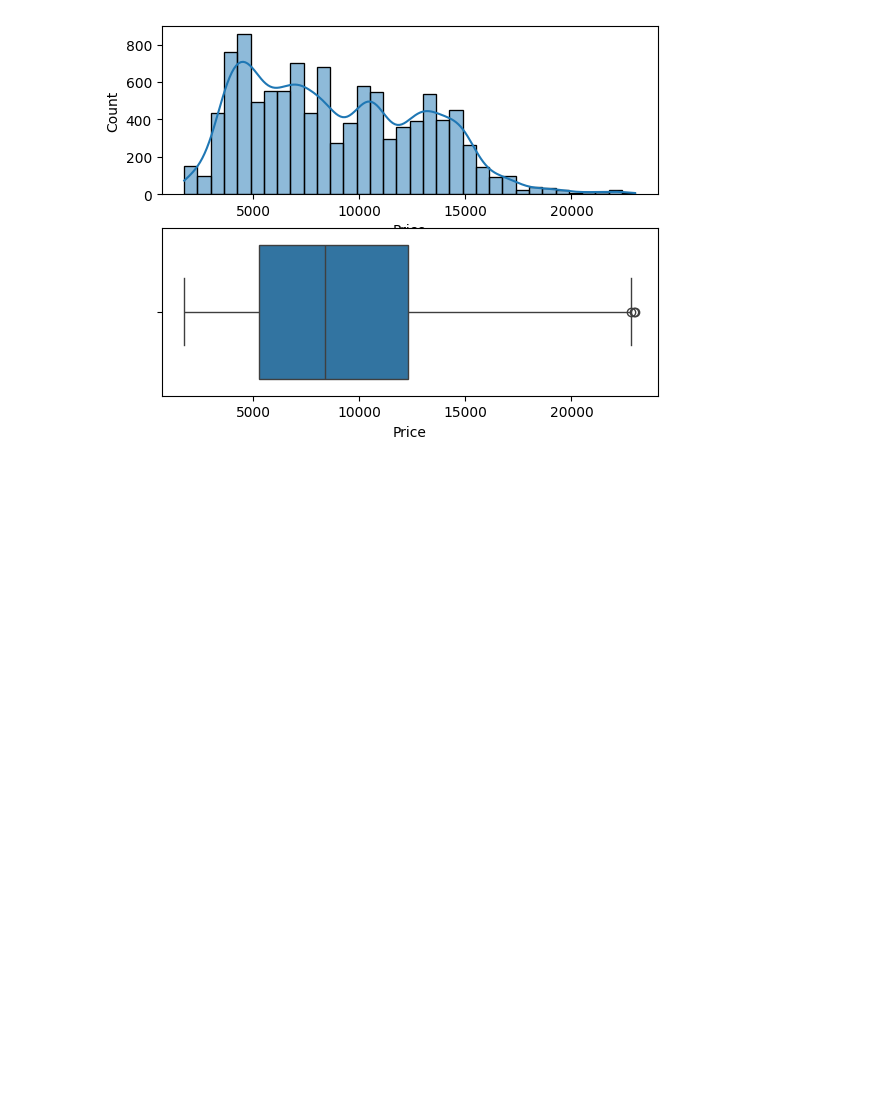
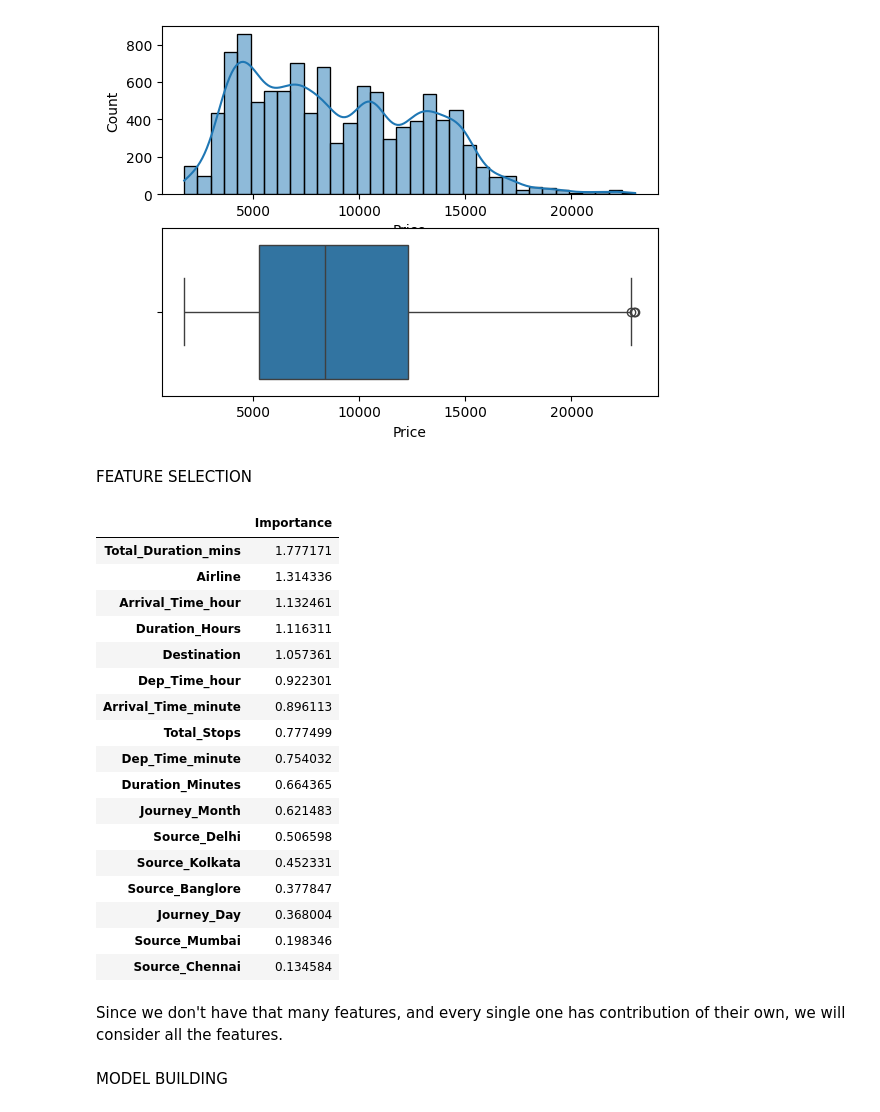
Before and after one commit to MauriPT/predict-fares-ariplanes-ticket, a Jupyter notebook: main.ipynb, the cells around one changed output. Drawn from its saved outputs; the diff is of its cells as text; code cells hidden in the pictures; blank space fills up the shorter version.

Commit message:
Feature Selection

```diff
--- a/main.ipynb
+++ b/main.ipynb
@@ -307,3 +309,37 @@ df['Price'] = np.where(df['Price']>=max, df['Price'].median(), df['Price'])
 make_plot_outlier(df,'Price')
 # %% [output]
 [figure]
+# %% [markdown]
+FEATURE SELECTION
+# %%
+X = df.drop(['Price'],axis=1)
+y = df['Price']
+# %%
+reg_info = mutual_info_regression(X,y)
+# %%
+reg_info_df = pd.DataFrame(reg_info,index=X.columns,columns=['Importance'])
+# %%
+reg_info_df.sort_values(by='Importance',ascending=False)
+# %% [output]
+|  | Importance |
+| Total_Duration_mins | 1.777171 |
+| Airline | 1.314336 |
+| Arrival_Time_hour | 1.132461 |
+| Duration_Hours | 1.116311 |
+| Destination | 1.057361 |
+| Dep_Time_hour | 0.922301 |
+| Arrival_Time_minute | 0.896113 |
+| Total_Stops | 0.777499 |
+| Dep_Time_minute | 0.754032 |
+| Duration_Minutes | 0.664365 |
+| Journey_Month | 0.621483 |
+| Source_Delhi | 0.506598 |
+| Source_Kolkata | 0.452331 |
+| Source_Banglore | 0.377847 |
+| Journey_Day | 0.368004 |
+| Source_Mumbai | 0.198346 |
+| Source_Chennai | 0.134584 |
+# %% [markdown]
+Since we don't have that many features, and every single one has contribution of their own, we will consider all the features.
+# %% [markdown]
+MODEL BUILDING
```
Also changed, not shown: parts of 1 cell of this notebook.
